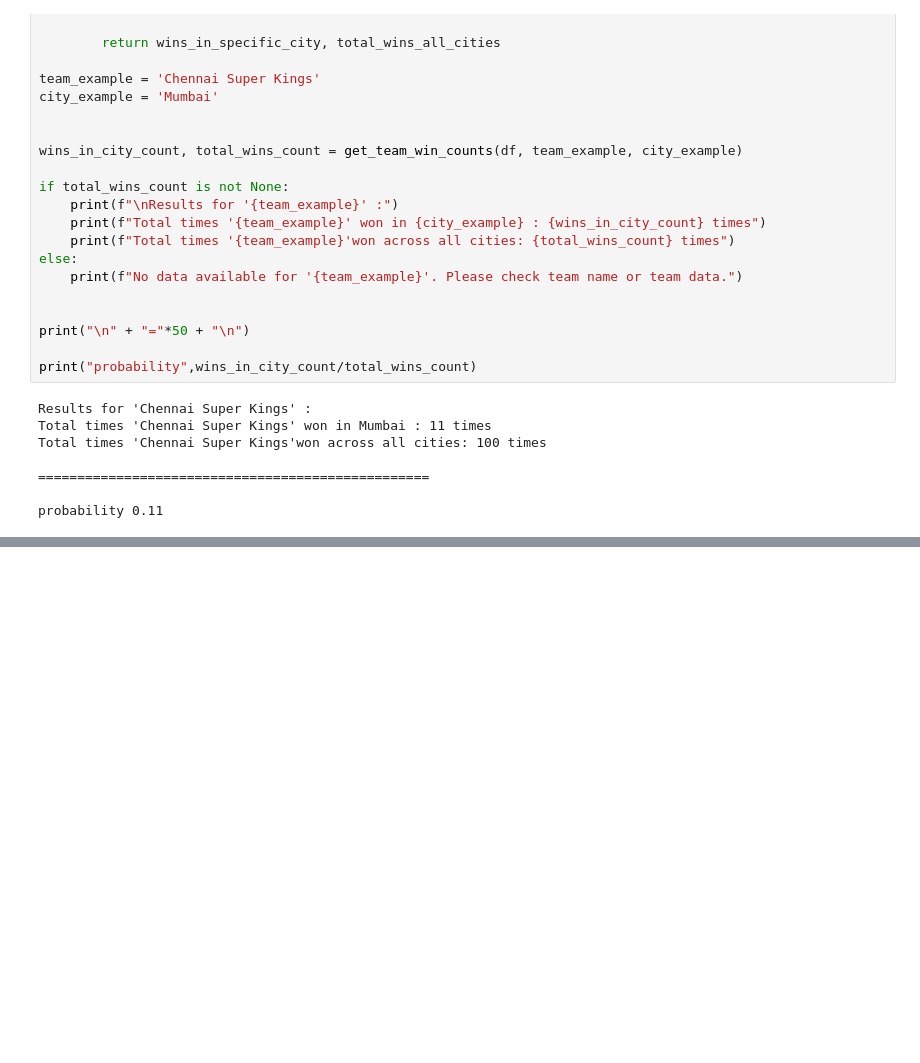
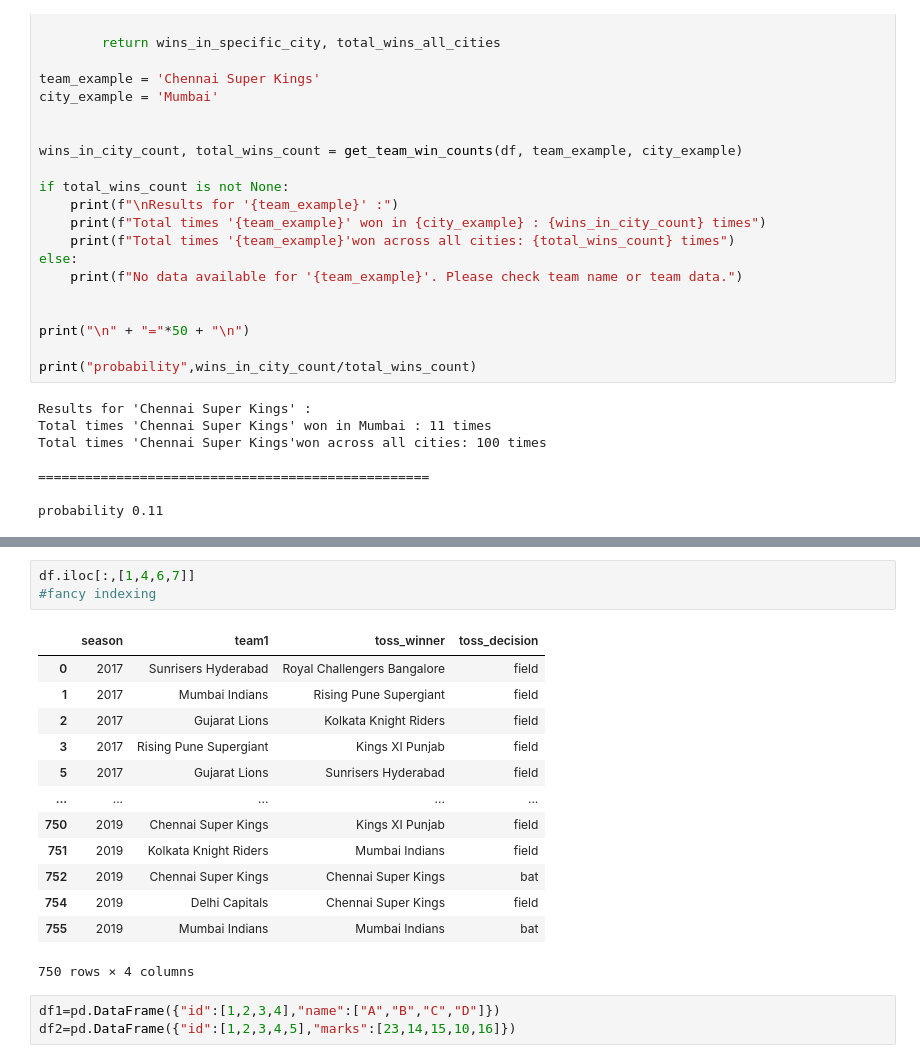
Before and after one commit to Vaibhavidhankhar/PBEL, a Jupyter notebook: pandas.ipynb, the cells around one changed output, grey strips where cells are left out. Saved outputs shown, nothing was run; the diff lists cells and outputs as text; blank space fills up the shorter version.

```diff
--- a/pandas.ipynb
+++ b/pandas.ipynb
@@ -839,0 +1012,20 @@ probability 0.11
+# %%
+df.iloc[:,[1,4,6,7]]
+#fancy indexing
+# %% [output]
+|  | season | team1 | toss_winner | toss_decision |
+| 0 | 2017 | Sunrisers Hyderabad | Royal Challengers Bangalore | field |
+| 1 | 2017 | Mumbai Indians | Rising Pune Supergiant | field |
+| 2 | 2017 | Gujarat Lions | Kolkata Knight Riders | field |
+| 3 | 2017 | Rising Pune Supergiant | Kings XI Punjab | field |
+| 5 | 2017 | Gujarat Lions | Sunrisers Hyderabad | field |
+| ... | ... | ... | ... | ... |
+| 750 | 2019 | Chennai Super Kings | Kings XI Punjab | field |
+| 751 | 2019 | Kolkata Knight Riders | Mumbai Indians | field |
+| 752 | 2019 | Chennai Super Kings | Chennai Super Kings | bat |
+| 754 | 2019 | Delhi Capitals | Chennai Super Kings | field |
+| 755 | 2019 | Mumbai Indians | Mumbai Indians | bat |
+750 rows × 4 columns
+# %%
+df1=pd.DataFrame({"id":[1,2,3,4],"name":["A","B","C","D"]})
+df2=pd.DataFrame({"id":[1,2,3,4,5],"marks":[23,14,15,10,16]})
```
Also changed, not shown: parts of 21 cells of this notebook.
